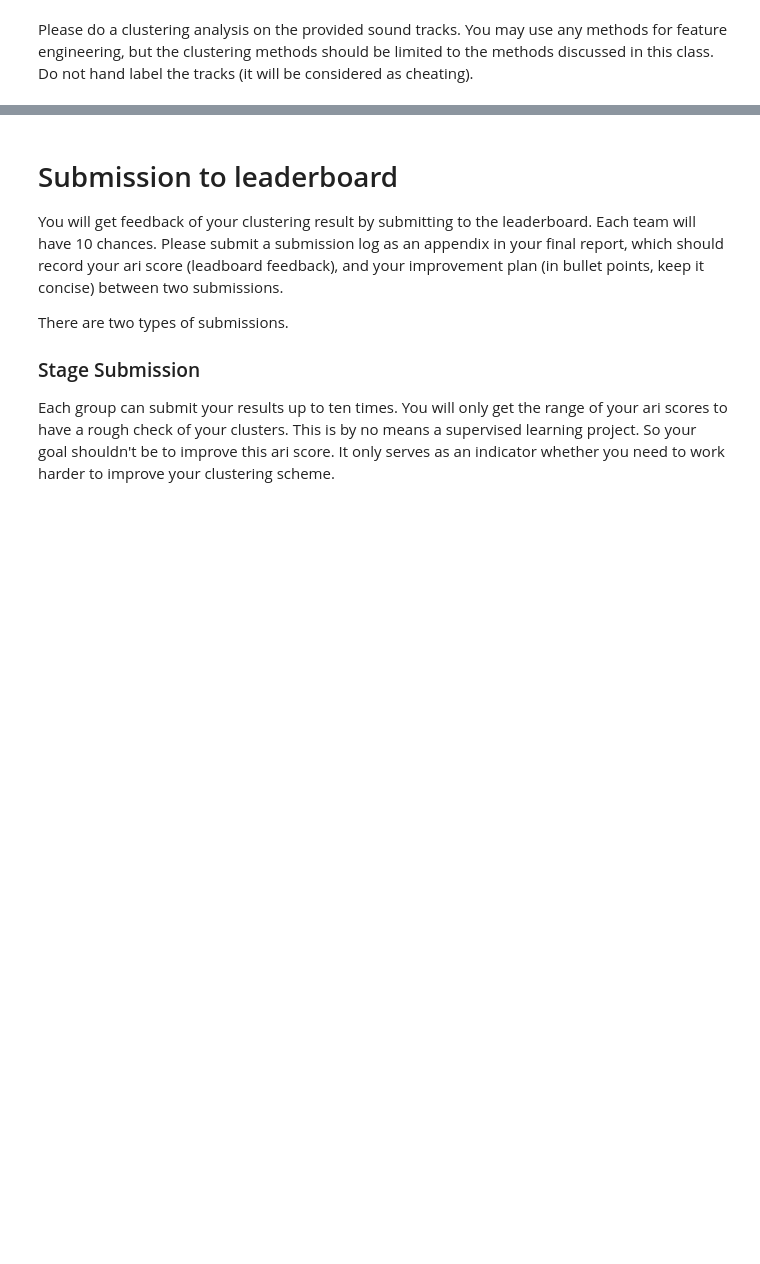
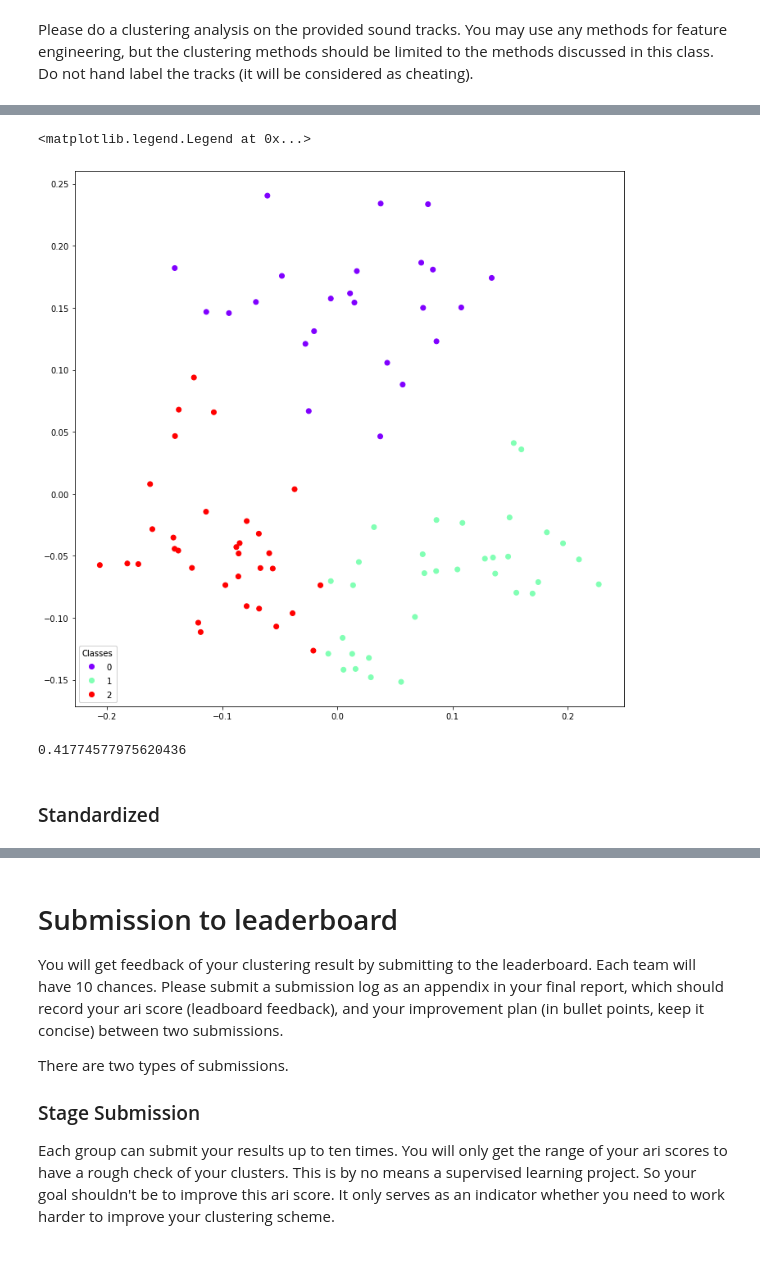
Before and after one commit to dlmao/SignalProcessing, a Jupyter notebook: final_project.ipynb, the cells around one changed output, grey strips where cells are left out. Cells and saved outputs as stored; diff of their text form; code cells hidden in the pictures; blank space fills up the shorter version.

```diff
--- a/final_project.ipynb
+++ b/final_project.ipynb
@@ -39,0 +110,22 @@ D = librosa.stft(audio_list[10])
+# %%
+from sklearn.cluster import KMeans
+
+clustering = KMeans(n_clusters=3,random_state=0).fit(x_new)
+clust_labs=clustering.labels_
+# %%
+fig, ax = plt.subplots(figsize = (12, 12))
+scatter = ax.scatter(x_new[:,0],x_new[:,1], c=clust_labs, cmap='rainbow')
+legend1 = ax.legend(*scatter.legend_elements(),
+                    loc="lower left", title="Classes")
+ax.add_artist(legend1)
+# %% [output]
+<matplotlib.legend.Legend at 0x...>
+[figure, added]
+# %%
+from sklearn.metrics.cluster import adjusted_rand_score
+
+adjusted_rand_score(clust_labs, labs)
+# %% [output]
+0.41774577975620436
+# %% [markdown]
+### Standardized
```
Also changed, not shown: parts of 38 cells of this notebook, 5 other files.
